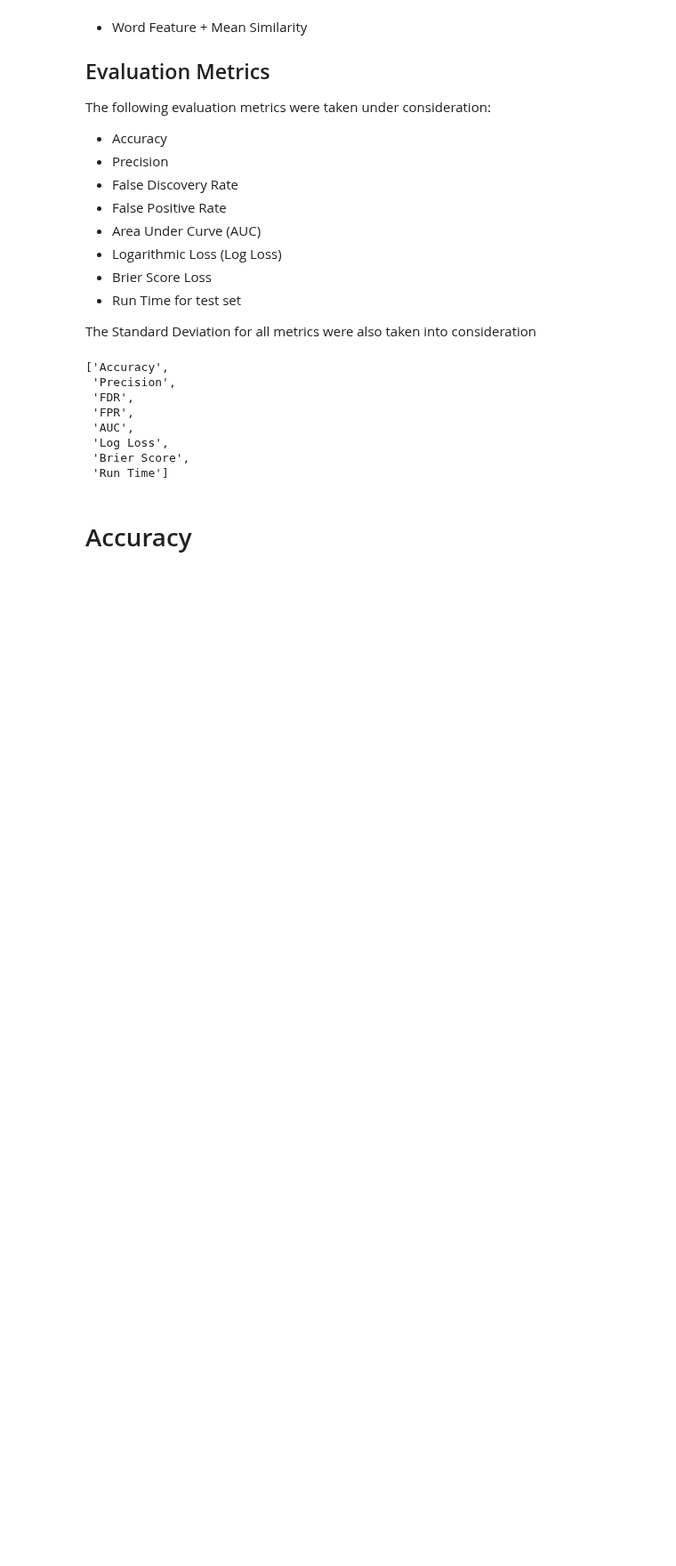
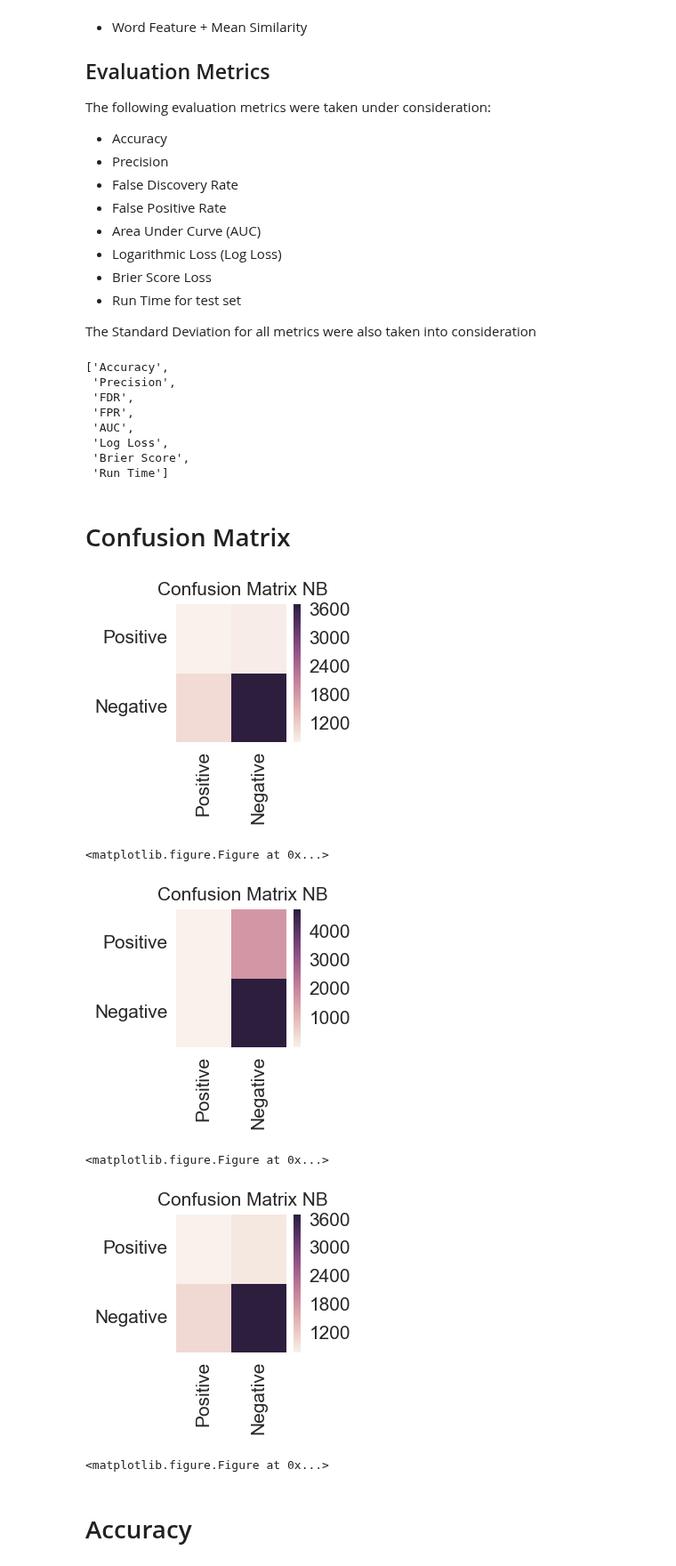
Before and after one commit to tazeek/BullyDetect, a Jupyter notebook: Python Notebooks/Results Visualisation.ipynb, the cells around one changed output. Shown at 89% size. Saved outputs shown, nothing was run; the diff lists cells and outputs as text; code cells hidden in the pictures; blank space fills up the shorter version.

Commit message:
Created confusion matrix. Now adjusting colors

```diff
--- a/Python Notebooks/Results Visualisation.ipynb
+++ b/Python Notebooks/Results Visualisation.ipynb
@@ -62,3 +62,5 @@ import seaborn as sns
 import matplotlib.pyplot as plt
 sns.set_style("whitegrid")
 %matplotlib inline
+# %% [markdown]
+# Confusion Matrix
@@ -65,3 +105,28 @@ sns.set_style("whitegrid")
+# %%
+# Load the confusion matrix directory
+import os
+
+# Show the directory
+DIR = "C:/Users/MyPC/Desktop/FYP/Confusion Matrix"
+
+# Load all files and save in a variable
+FILES = os.listdir(DIR)
+# %%
+# NAIVE BAYES
+for file in FILES:
+
+    if file.startswith('nb'):
+
+        plotConfusionMatrix(DIR + "/" + file)
+
+plt.show()
+# %% [output]
+[figure, added]
+<matplotlib.figure.Figure at 0x...>
+[figure, added]
+<matplotlib.figure.Figure at 0x...>
+[figure, added]
+<matplotlib.figure.Figure at 0x...>
 # %%
 # Function to standardize the given dataframe and return the standard dataframe
 
```
Also changed, not shown: parts of 8 cells of this notebook.
